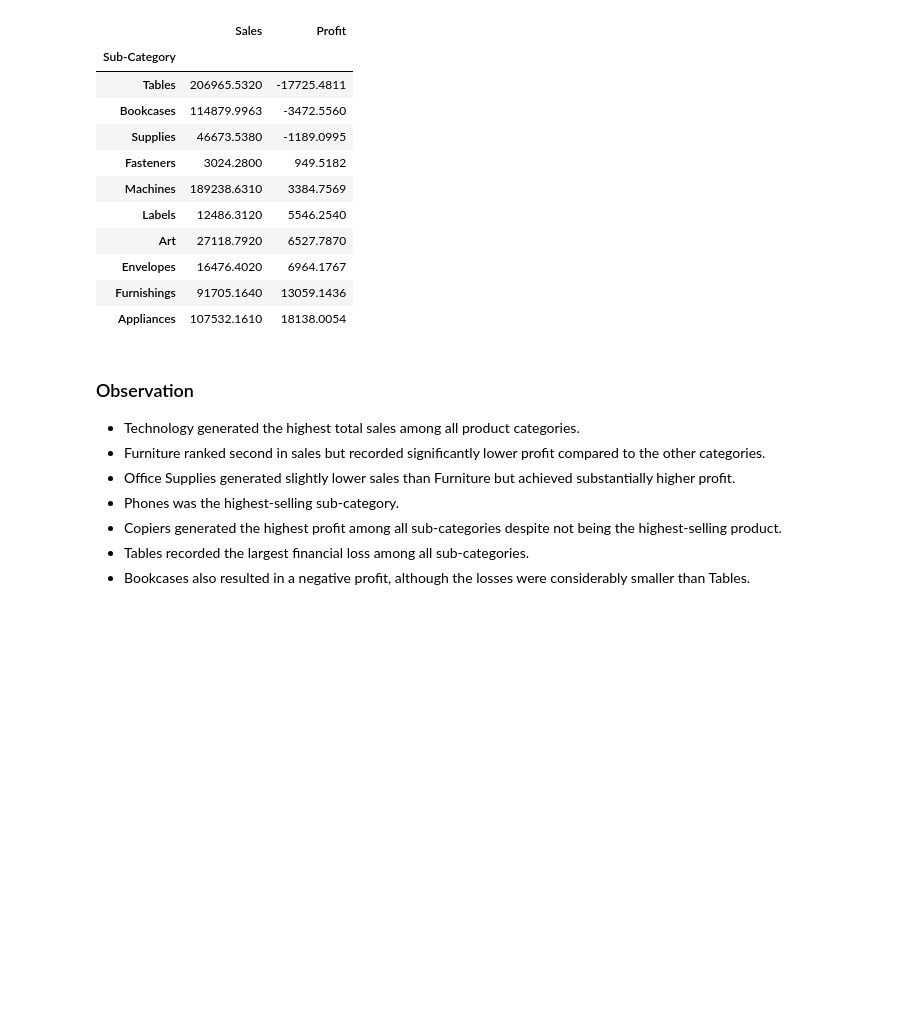
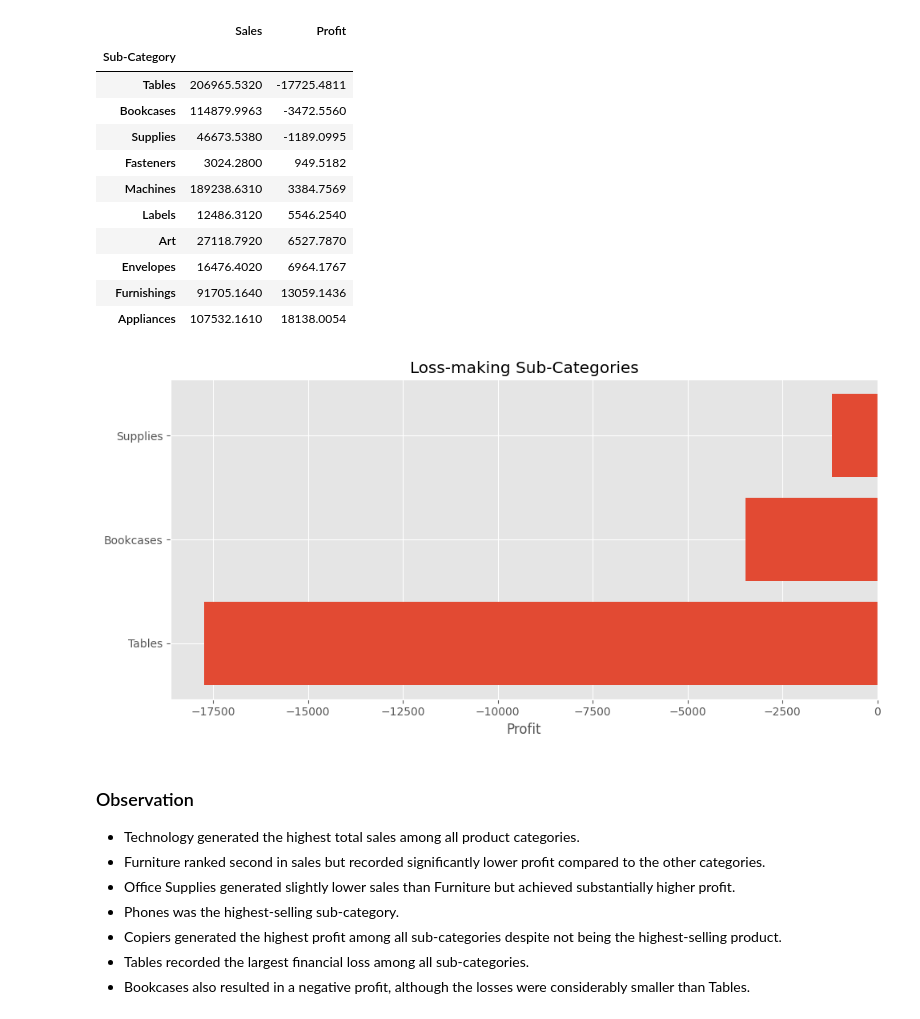
Before and after one commit to jigyasa-b31/Sales-Data-Analysis-Dashboard, a Jupyter notebook: notebooks/Sales_Data_Analysis_Dashboard.ipynb, the cells around one changed output. Cells and saved outputs as stored; diff of their text form; code cells hidden in the pictures; blank space fills up the shorter version.

```diff
--- a/notebooks/Sales_Data_Analysis_Dashboard.ipynb
+++ b/notebooks/Sales_Data_Analysis_Dashboard.ipynb
@@ -589,6 +589,26 @@ loss_subcategories.head(10)
 | Envelopes | 16476.4020 | 6964.1767 |
 | Furnishings | 91705.1640 | 13059.1436 |
 | Appliances | 107532.1610 | 18138.0054 |
+# %%
+loss_products = (
+    sub_category_analysis[sub_category_analysis["Profit"] < 0]
+    .sort_values(by="Profit")
+)
+
+plt.figure(figsize=(10,5))
+
+plt.barh(
+    loss_products.index,
+    loss_products["Profit"]
+)
+
+plt.title("Loss-making Sub-Categories")
+plt.xlabel("Profit")
+
+plt.tight_layout()
+plt.show()
+# %% [output]
+[figure, added]
 # %% [markdown]
 ### Observation
 
```
Also changed, not shown: parts of 11 cells of this notebook.
